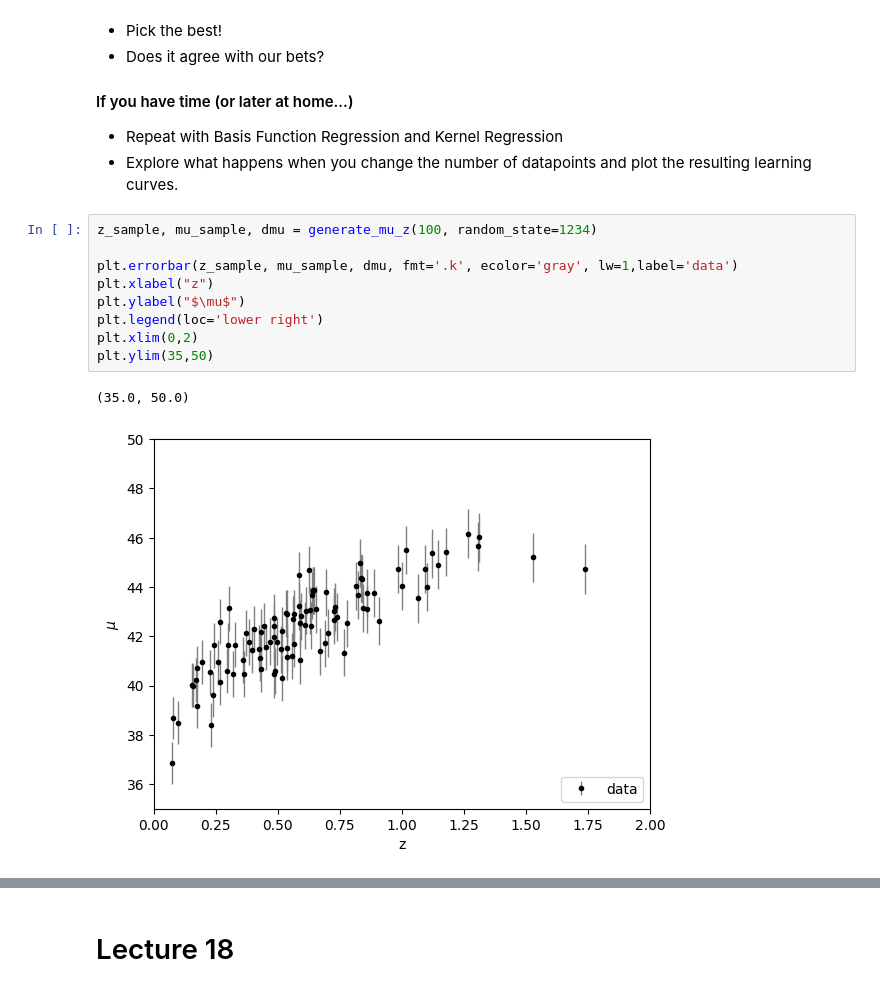
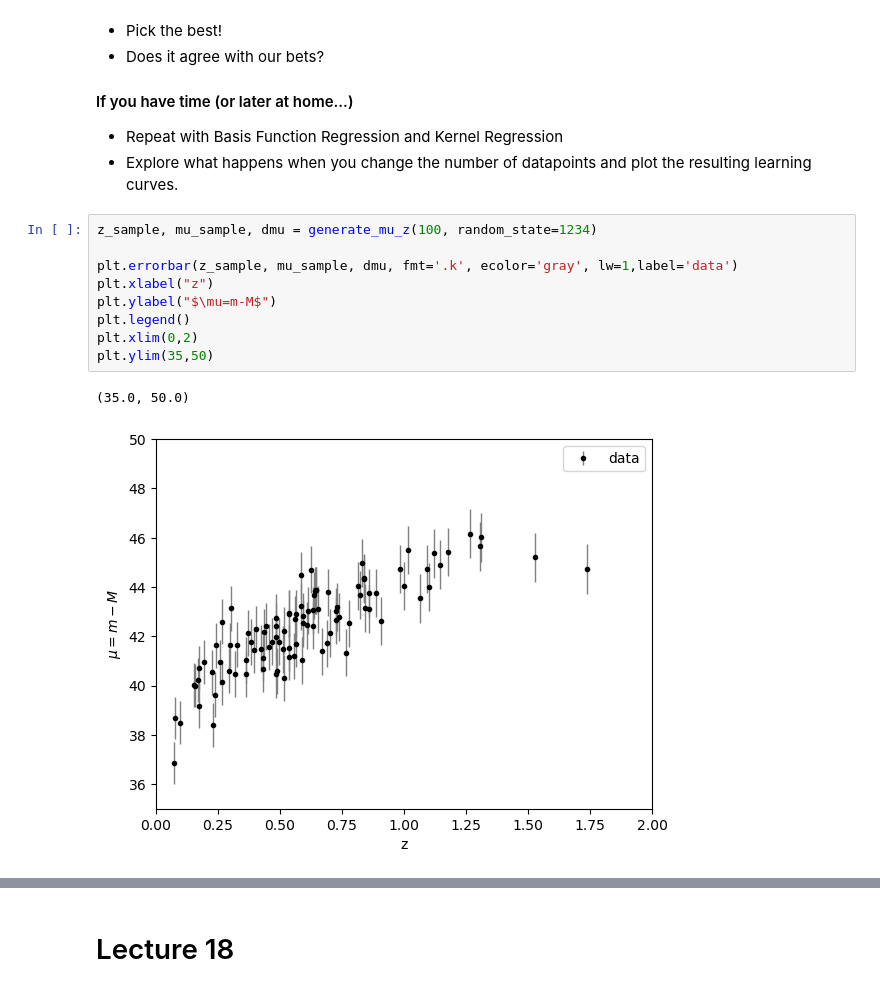
Before and after one commit to malvibellotti/astrostatistics_bicocca_2024, a Jupyter notebook: working/lecture_17_18.ipynb, the cells around one changed output, grey strips where cells are left out. Drawn from its saved outputs; the diff is of its cells as text.

```diff
--- a/working/lecture_17_18.ipynb
+++ b/working/lecture_17_18.ipynb
@@ -41,12 +42,12 @@ Here is the Hubble diagram for Type Ia supernovae (which are standard candels).
 # %%
 z_sample, mu_sample, dmu = generate_mu_z(100, random_state=1234)
 
 plt.errorbar(z_sample, mu_sample, dmu, fmt='.k', ecolor='gray', lw=1,label='data')
 plt.xlabel("z")
-plt.ylabel("$\mu$")
-plt.legend(loc='lower right')
+plt.ylabel("$\mu=m-M$")
+plt.legend()
 plt.xlim(0,2)
 plt.ylim(35,50)
 # %% [output]
 (35.0, 50.0)
-[figure, old version]
+[figure, new version]
```
Also changed, not shown: parts of 26 cells of this notebook.
